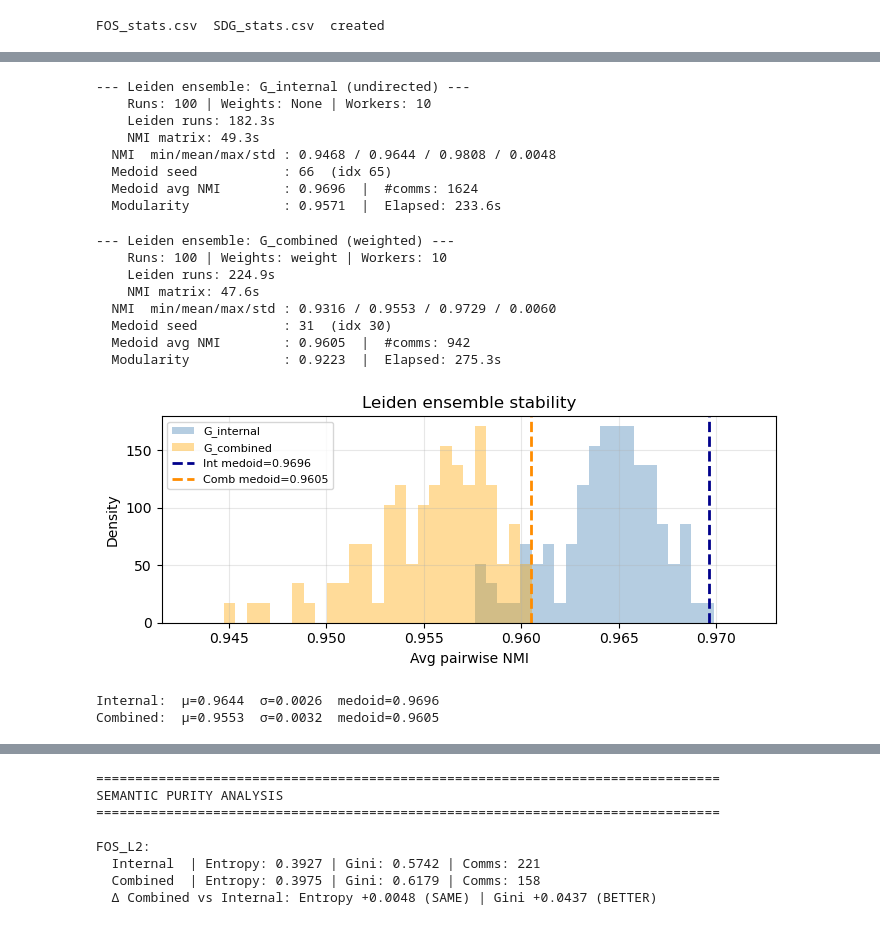
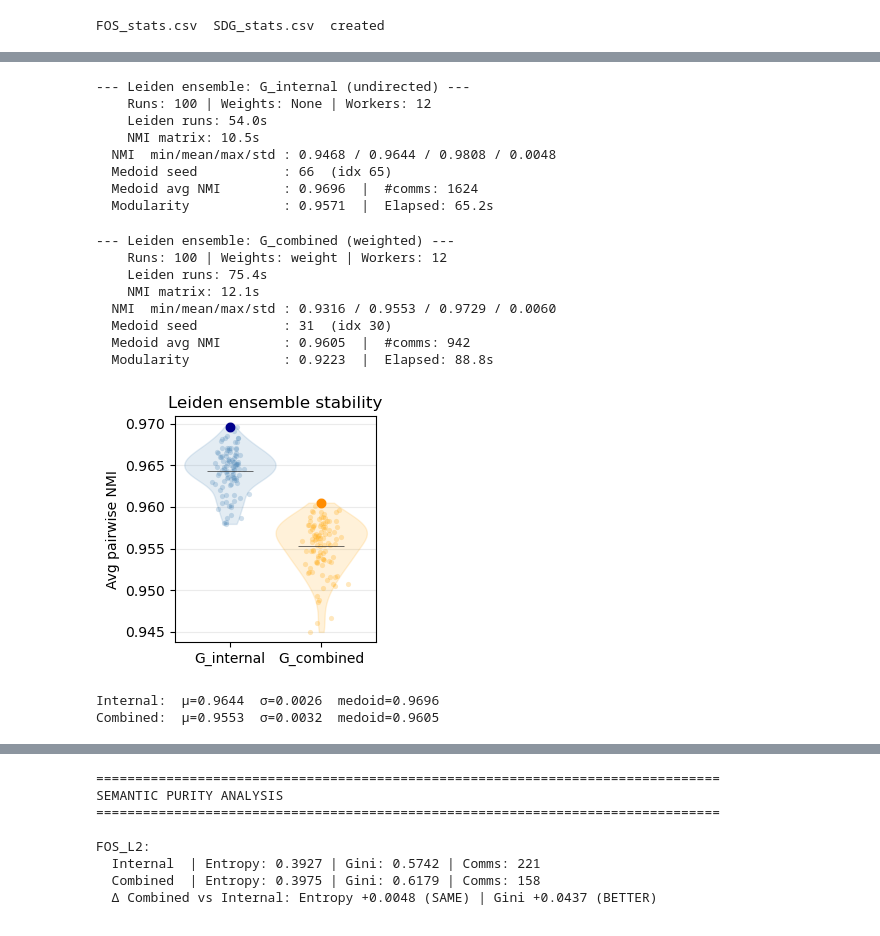
Before and after one commit to sclfnc/SocialNetworkAnalysis-project, a Jupyter notebook: 20_community_detection/21_CD_Leiden.ipynb, the cells around one changed output, grey strips where cells are left out. Cells and saved outputs as stored; diff of their text form; code cells hidden in the pictures.

```diff
--- a/20_community_detection/21_CD_Leiden.ipynb
+++ b/20_community_detection/21_CD_Leiden.ipynb
@@ -189,7 +177,7 @@ def select_medoid(nmi_matrix):
 
 
 def run_leiden_ensemble(G_nx, graph_name, weights=None,
-                        n_runs=100, base_seed=1, n_workers=10):
+                        n_runs=100, base_seed=1, n_workers=12):
     """Run Leiden n_runs times in parallel, return medoid partition + stats."""
     t0 = time.time()
     nodes_list = list(G_nx.nodes())
@@ -254,13 +242,13 @@ leiden_internal, leiden_internal_stats = run_leiden_ensemble(
 )
 # %% [output]
 --- Leiden ensemble: G_internal (undirected) ---
-    Runs: 100 | Weights: None | Workers: 10
-    Leiden runs: 182.3s
-    NMI matrix: 49.3s
+    Runs: 100 | Weights: None | Workers: 12
+    Leiden runs: 54.0s
+    NMI matrix: 10.5s
   NMI  min/mean/max/std : 0.9468 / 0.9644 / 0.9808 / 0.0048
   Medoid seed           : 66  (idx 65)
   Medoid avg NMI        : 0.9696  |  #comms: 1624
-  Modularity            : 0.9571  |  Elapsed: 233.6s
+  Modularity            : 0.9571  |  Elapsed: 65.2s
 # %%
 # Leiden — G_combined (weighted)
 leiden_combined, leiden_combined_stats = run_leiden_ensemble(
@@ -271,51 +259,75 @@ leiden_combined, leiden_combined_stats = run_leiden_ensemble(
 )
 # %% [output]
 --- Leiden ensemble: G_combined (weighted) ---
-    Runs: 100 | Weights: weight | Workers: 10
-    Leiden runs: 224.9s
-    NMI matrix: 47.6s
+    Runs: 100 | Weights: weight | Workers: 12
+    Leiden runs: 75.4s
+    NMI matrix: 12.1s
   NMI  min/mean/max/std : 0.9316 / 0.9553 / 0.9729 / 0.0060
   Medoid seed           : 31  (idx 30)
   Medoid avg NMI        : 0.9605  |  #comms: 942
-  Modularity            : 0.9223  |  Elapsed: 275.3s
+  Modularity            : 0.9223  |  Elapsed: 88.8s
 # %%
 def plot_nmi_stability(stats_int, stats_comb):
-    """Overlay histogram of per-run avg NMI for both graphs, marking medoid."""
+    """Light side-by-side violin plots with jitter and medoid markers."""
     def avg_nmi(stats):
         m = stats['nmi_matrix']
         return (m.sum(axis=1) - 1) / (m.shape[0] - 1)
 
-    nmi_int  = avg_nmi(stats_int)
+    nmi_int = avg_nmi(stats_int)
     nmi_comb = avg_nmi(stats_comb)
 
-    lo = min(nmi_int.min(), nmi_comb.min()) - 0.002
-    hi = max(nmi_int.max(), nmi_comb.max()) + 0.002
-    bins = np.linspace(lo, hi, 50)
+    fig, ax = plt.subplots(figsize=(3, 3))
+    data = [nmi_int, nmi_comb]
+    positions = [0, 1]
 
-    fig, ax = plt.subplots(figsize=(7, 3))
-    ax.hist(nmi_int,  bins=bins, alpha=0.4, color='steelblue', density=True, label='G_internal')
-    ax.hist(nmi_comb, bins=bins, alpha=0.4, color='orange',    density=True, label='G_combined')
+    vp = ax.violinplot(
+        data,
+        positions=positions,
+        widths=1,
+        showmeans=True,
+        showmedians=False,
+        showextrema=False,
+    )
+    for body, color in zip(vp['bodies'], ['steelblue', 'orange']):
+        body.set_facecolor(color)
+        body.set_edgecolor(color)
+        body.set_alpha(0.15)
+    vp['cmeans'].set_color('#333333')
+    vp['cmeans'].set_linewidth(0.5)
 
-    # Mark medoid (the selected representative run)
-    med_int  = nmi_int[stats_int['medoid_idx']]
+    rng = np.random.default_rng(42)
+    jitter_width = 0.1
+    ax.scatter(
+        rng.normal(positions[0], jitter_width, size=len(nmi_int)),
+        nmi_int,
+        s=14, color='steelblue', alpha=0.25, linewidths=0,
+    )
+    ax.scatter(
+        rng.normal(positions[1], jitter_width, size=len(nmi_comb)),
+        nmi_comb,
+        s=14, color='orange', alpha=0.25, linewidths=0,
+    )
+
+    med_int = nmi_int[stats_int['medoid_idx']]
     med_comb = nmi_comb[stats_comb['medoid_idx']]
-    ax.axvline(med_int,  color='darkblue',   ls='--', lw=2, label=f'Int medoid={med_int:.4f}')
-    ax.axvline(med_comb, color='darkorange',  ls='--', lw=2, label=f'Comb medoid={med_comb:.4f}')
+    ax.scatter(positions[0], med_int, s=55, color='darkblue', edgecolors='white', linewidths=0.2, zorder=2)
+    ax.scatter(positions[1], med_comb, s=55, color='darkorange', edgecolors='white', linewidths=0.2, zorder=2)
 
-    ax.set_xlabel('Avg pairwise NMI')
-    ax.set_ylabel('Density')
+    ax.set_xticks(positions)
+    ax.set_xticklabels(['G_internal', 'G_combined'])
+    ax.set_ylabel('Avg pairwise NMI')
     ax.set_title('Leiden ensemble stability')
-    ax.legend(fontsize=8)
-    ax.grid(alpha=0.3)
+    ax.grid(axis='y', alpha=0.25)
+    ax.set_axisbelow(True)
     plt.tight_layout()
     plt.show()
 
     print(f"Internal:  μ={nmi_int.mean():.4f}  σ={nmi_int.std():.4f}  medoid={med_int:.4f}")
     print(f"Combined:  μ={nmi_comb.mean():.4f}  σ={nmi_comb.std():.4f}  medoid={med_comb:.4f}")
 
 plot_nmi_stability(leiden_internal_stats, leiden_combined_stats)
 # %% [output]
-[figure, old version]
+[figure, new version]
 Internal:  μ=0.9644  σ=0.0026  medoid=0.9696
 Combined:  μ=0.9553  σ=0.0032  medoid=0.9605
 # %% [markdown]
```
Also changed, not shown: parts of 25 cells of this notebook, 5 other files.
